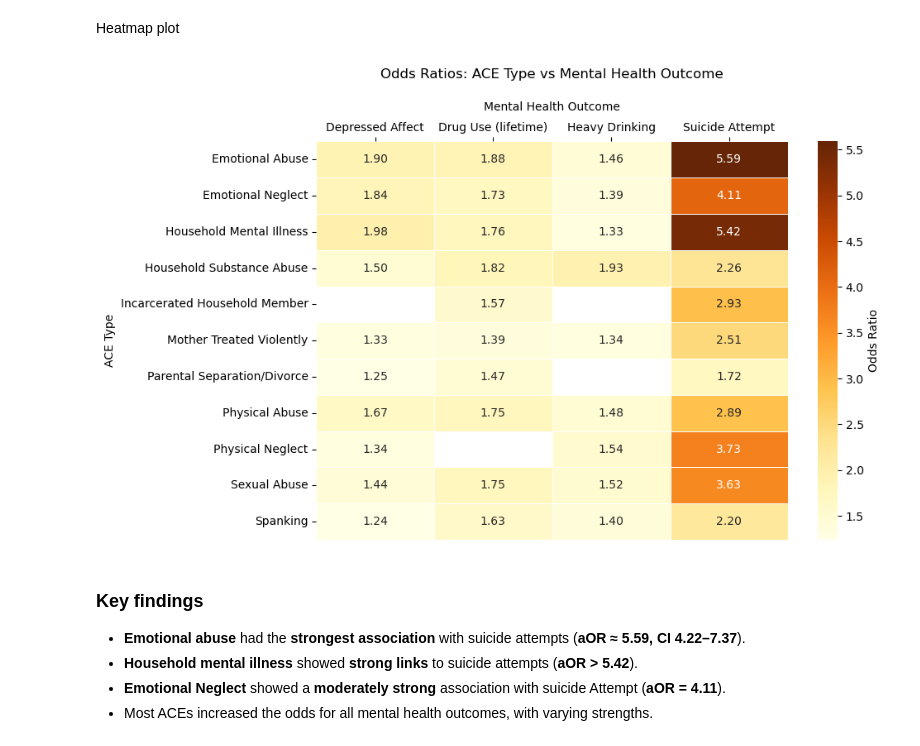
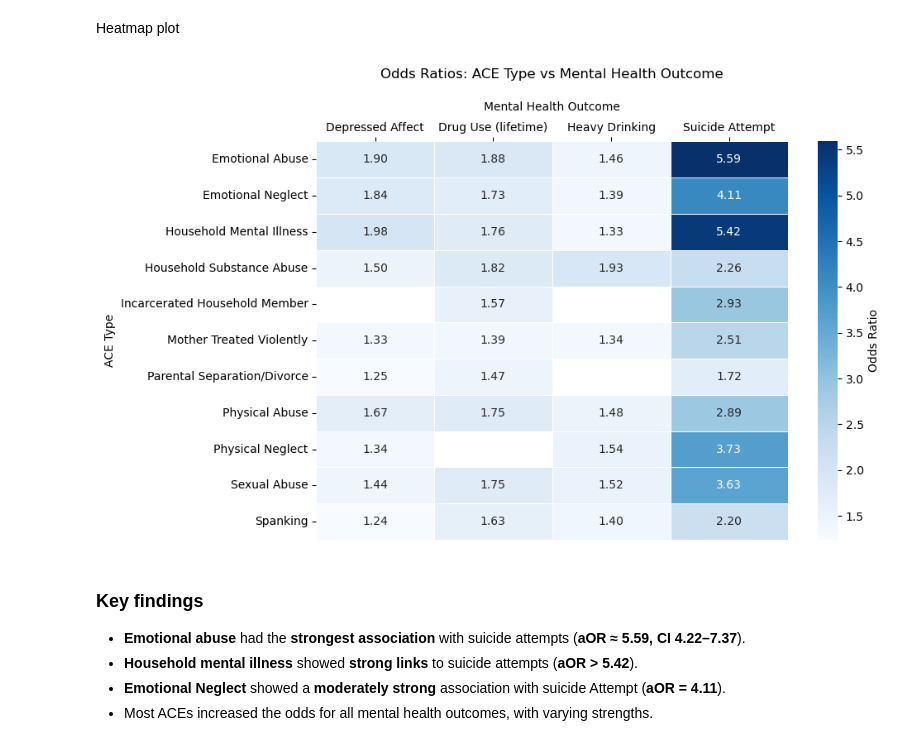
Before and after one commit to Nash-254/ACE-Insight, a Jupyter notebook: notebooks/ACE_Impact_notebook.ipynb, the cells around one changed output. Cells and saved outputs as stored; diff of their text form; code cells hidden in the pictures.

```diff
--- a/notebooks/ACE_Impact_notebook.ipynb
+++ b/notebooks/ACE_Impact_notebook.ipynb
@@ -183,25 +183,25 @@ Heatmap plot
 # %%
 # Prepare heatmap data
 heatmap_df = df.pivot(index="ace_type", columns="outcome_type", values="odds_ratio")
 
 plt.figure(figsize=(10, 6))
 sns.heatmap(
     heatmap_df,
     annot=True,
     fmt=".2f",
-    cmap=sns.color_palette("YlOrBr", as_cmap=True),
+    cmap=sns.color_palette("Blues", as_cmap=True),
     linewidths=0.5,
     cbar_kws={'label': 'Odds Ratio'}
 )
 plt.title("Odds Ratios: ACE Type vs Mental Health Outcome", pad=20)
 plt.xlabel("Mental Health Outcome", labelpad=10)
 plt.ylabel("ACE Type")
 plt.gca().xaxis.set_ticks_position('top')
 plt.gca().xaxis.set_label_position('top')
 plt.tight_layout()
 plt.show()
 # %% [output]
-[figure, old version]
+[figure, new version]
 # %% [markdown]
 ### Key findings
 - **Emotional abuse** had the **strongest association** with suicide attempts (**aOR ≈ 5.59, CI 4.22–7.37**).
```
Also changed, not shown: parts of 3 cells of this notebook, 4 other files.
